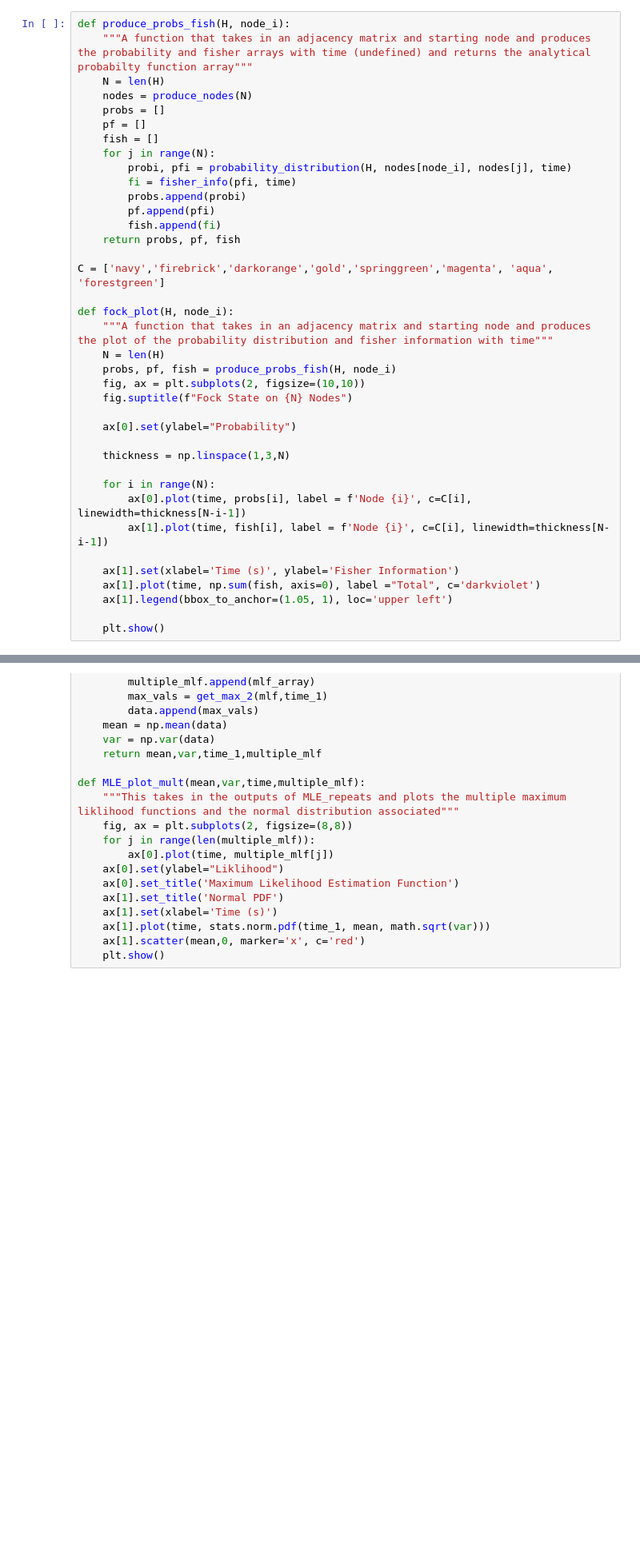
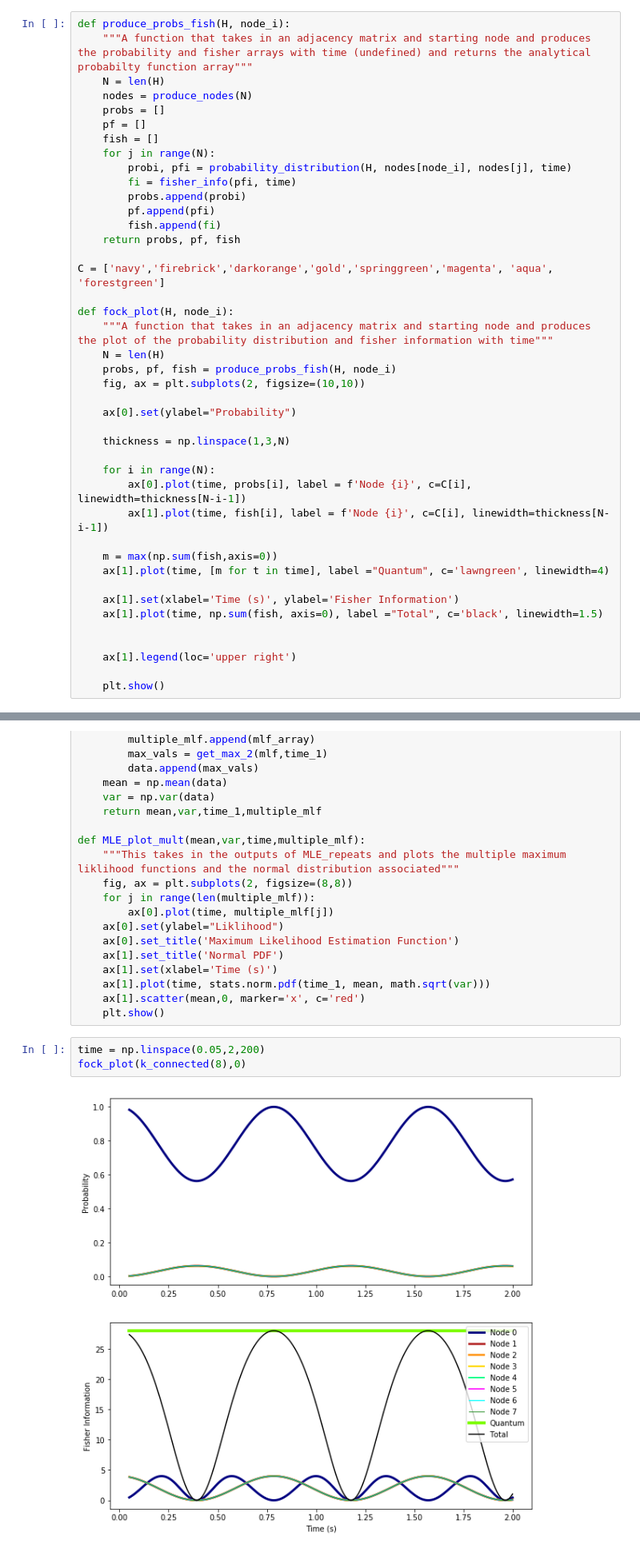
Before and after one commit to gmitchener/quantum_project, a Jupyter notebook: Results_k_con_notebook.ipynb, the cells around one changed output, grey strips where cells are left out. Shown at 80% size. Cells and saved outputs as stored; diff of their text form; blank space fills up the shorter version.

```diff
--- a/Results_k_con_notebook.ipynb
+++ b/Results_k_con_notebook.ipynb
@@ -161,7 +164,6 @@ def fock_plot(H, node_i):
     N = len(H)
     probs, pf, fish = produce_probs_fish(H, node_i)
     fig, ax = plt.subplots(2, figsize=(10,10))
-    fig.suptitle(f"Fock State on {N} Nodes")
 
     ax[0].set(ylabel="Probability")
 
@@ -171,9 +173,14 @@ def fock_plot(H, node_i):
         ax[0].plot(time, probs[i], label = f'Node {i}', c=C[i], linewidth=thickness[N-i-1])
         ax[1].plot(time, fish[i], label = f'Node {i}', c=C[i], linewidth=thickness[N-i-1])
 
+    m = max(np.sum(fish,axis=0))
+    ax[1].plot(time, [m for t in time], label ="Quantum", c='lawngreen', linewidth=4)
+
     ax[1].set(xlabel='Time (s)', ylabel='Fisher Information')
-    ax[1].plot(time, np.sum(fish, axis=0), label ="Total", c='darkviolet')
-    ax[1].legend(bbox_to_anchor=(1.05, 1), loc='upper left')
+    ax[1].plot(time, np.sum(fish, axis=0), label ="Total", c='black', linewidth=1.5)
+
+
+    ax[1].legend(loc='upper right')
 
     plt.show()
 # %%
@@ -231,6 +238,11 @@ def MLE_plot_mult(mean,var,time,multiple_mlf):
     ax[1].plot(time, stats.norm.pdf(time_1, mean, math.sqrt(var)))
     ax[1].scatter(mean,0, marker='x', c='red')
     plt.show()
+# %%
+time = np.linspace(0.05,2,200)
+fock_plot(k_connected(8),0)
+# %% [output]
+[figure, added]
 # %%
 time = np.linspace(0.1,10,200)
 plot_graph(k_connected,4)
```
Also changed, not shown: parts of 15 cells of this notebook, 4 other files.
